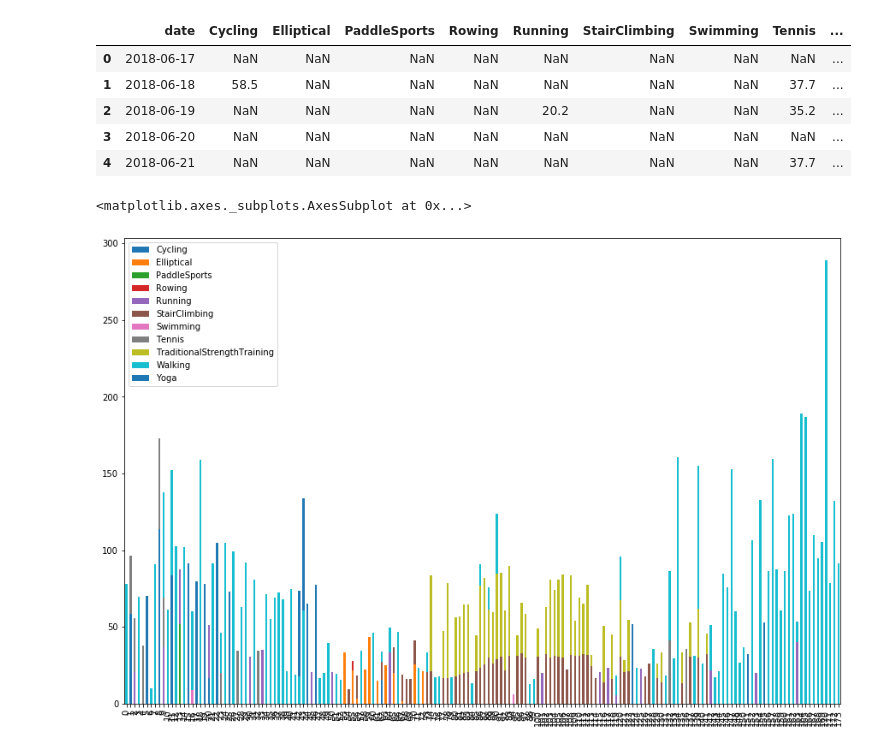
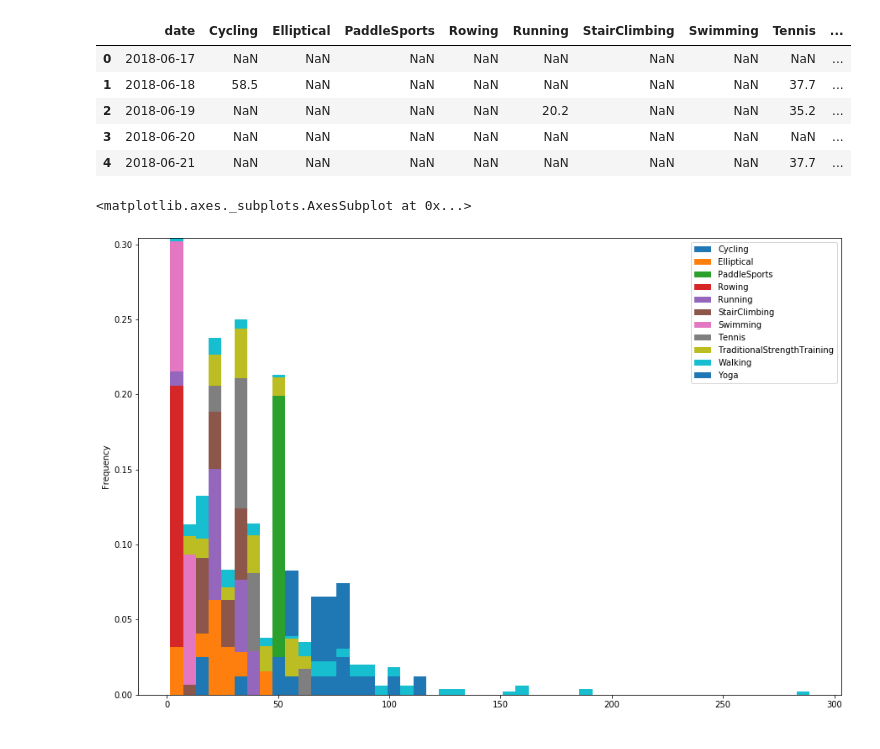
Before and after one commit to gregmames/HealthTracking, a Jupyter notebook: apple_health_data_processor.ipynb, the cells around one changed output. Cells and saved outputs as stored; diff of their text form; code cells hidden in the pictures.

```diff
--- a/apple_health_data_processor.ipynb
+++ b/apple_health_data_processor.ipynb
@@ -774,10 +716,13 @@ Workout2.head()
 # %%
 # pivot_df.loc[:,['Jan','Feb', 'Mar']].plot.bar(stacked=True, color=colors, figsize=(10,7))
 
-Workout2.plot.bar(stacked=True, figsize=(15,10))
+#Specify distribution parameters
+bn = 50
+
+Workout2.plot.hist(bins = bn, stacked=True, density=True, histtype='bar', figsize=(15,10))
 # %% [output]
 <matplotlib.axes._subplots.AxesSubplot at 0x...>
-[figure, old version]
+[figure, new version]
 # %%
 Workout3 = Workout.copy()
 Workout3['steps'] = np.nan
```
Also changed, not shown: parts of 22 cells of this notebook.
